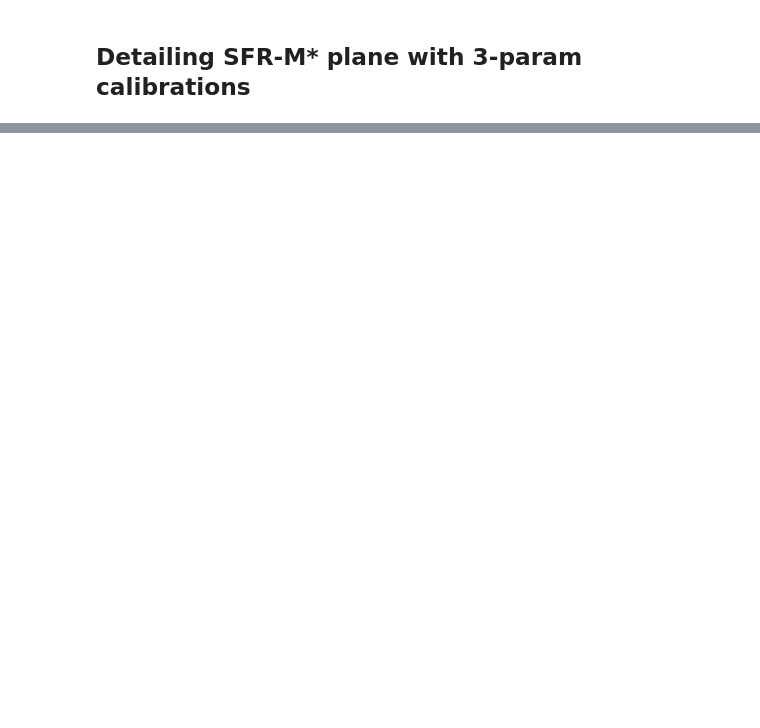
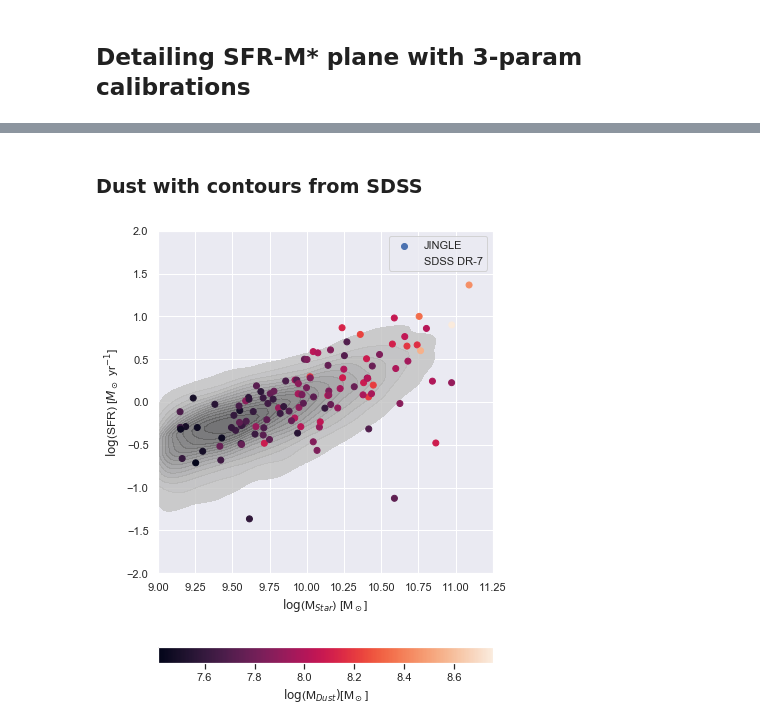
Before and after one commit to seanmacb/MCMC-Dust-Gas-SF-Gal, a Jupyter notebook: All Code/Moving to an N-D sampler/3param plots.ipynb, the cells around one changed output, grey strips where cells are left out. Cells and saved outputs as stored; diff of their text form; code cells hidden in the pictures; blank space fills up the shorter version.

```diff
--- a/All Code/Moving to an N-D sampler/3param plots.ipynb
+++ b/All Code/Moving to an N-D sampler/3param plots.ipynb
@@ -335,0 +360,35 @@ No handles with labels found to put in legend.
+# %%
+sns.set_theme(style="darkgrid")
+
+def contourScat(contx,conty,scatx,scaty,scatColor,scatColorlab,xlab,ylab,contlab,scatlab,legend=True,save=False,fname=None,xlims=None,ylims=None):
+
+    f, ax = plt.subplots(figsize=(6, 9)) # initializing figure
+
+    scatplot = plt.scatter(x=scatx,y=scaty,c=scatColor,label=scatlab,zorder=2) # Scatter
+    sns.kdeplot(x=contx,y=conty,color="black",ax=ax,levels=15,alpha=0.8,label=contlab,zorder=1,fill=True) # Contour
+
+    plt.xlabel(xlab)
+    plt.ylabel(ylab)
+
+    if legend==True:
+        plt.legend(loc="best")
+
+    scatplot.figure.colorbar(scatplot,ax=ax,orientation="horizontal", pad=0.15,cmap="spectral").set_label(scatColorlab)
+
+    if type(xlims)!=type(None):
+        plt.xlim(xlims[0],xlims[1])
+    if type(ylims)!=type(None):
+        plt.ylim(ylims[0],ylims[1])
+
+#     plt.grid()
+
+    if save==True:
+        plt.savefig(fname+".png",dpi=180)
+
+    plt.show()
+# %% [markdown]
+### Dust with contours from SDSS
+# %%
+contourScat(SDSSDF["StarMass"],SDSSDF["SFR"],dfJingle["LOGMSTAR_MPAJHU"],dfJingle["LOGSFR_MPAJHU"],dfJingle["DustModel"],MDustLabel,StarMassLabel,SFRLabel,"SDSS DR-7","JINGLE",xlims=[9,11.25],ylims=[-2,2],save=True,fname="DustContour")
+# %% [output]
+[figure, added]
```
Also changed, not shown: parts of 20 cells of this notebook, 11 other files.
